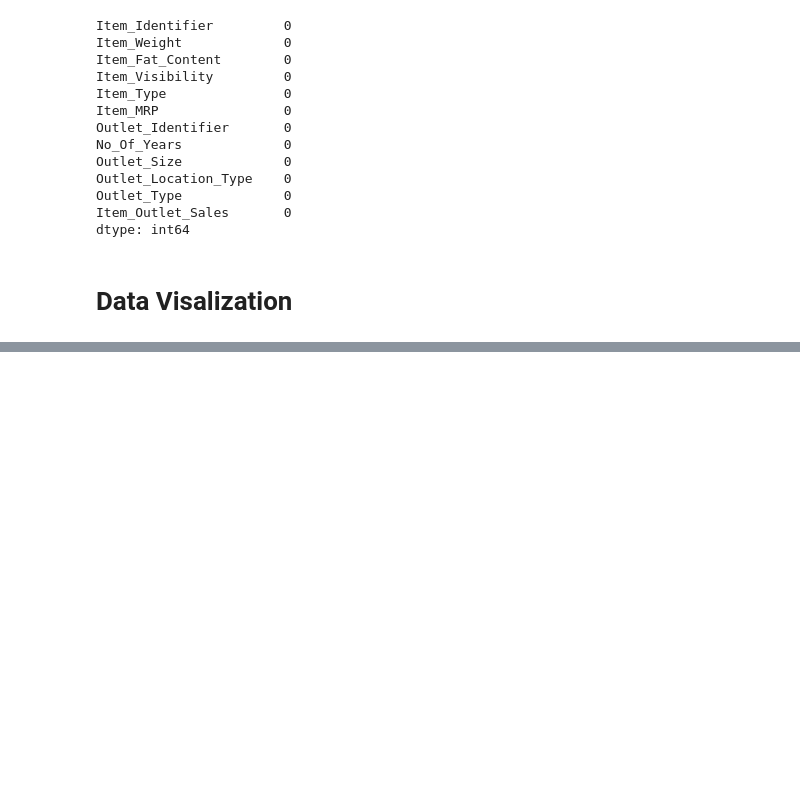
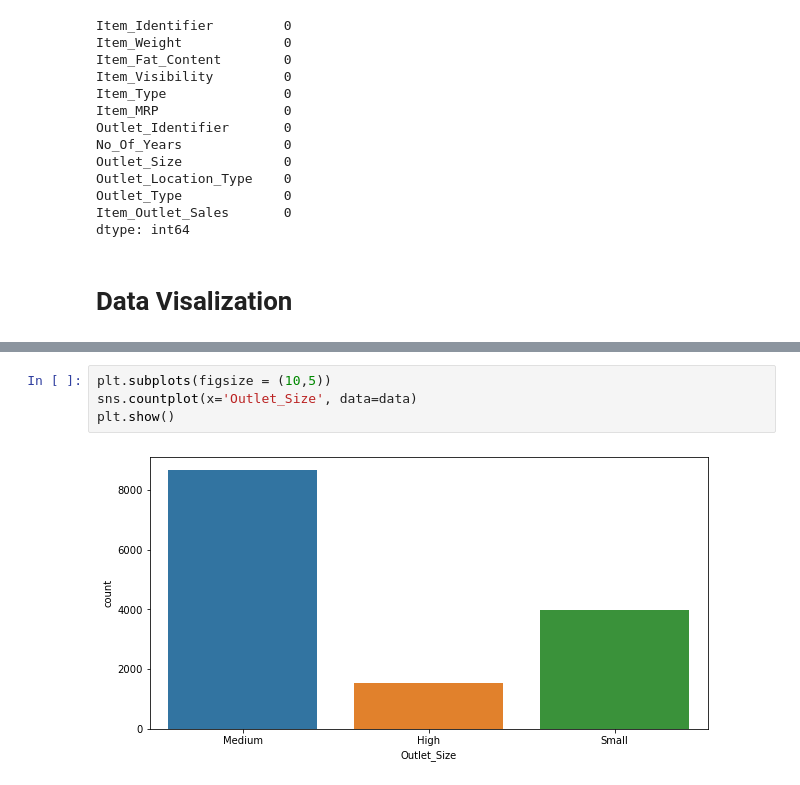
Before and after one commit to rajeshdiu/Big-Mart-Data-Analysis, a Jupyter notebook: Big Mart Sales Prediction.ipynb, the cells around one changed output, grey strips where cells are left out. Drawn from its saved outputs; the diff is of its cells as text; blank space fills up the shorter version.

```diff
--- a/Big Mart Sales Prediction.ipynb
+++ b/Big Mart Sales Prediction.ipynb
@@ -409,0 +412,6 @@ plt.show()
+# %%
+plt.subplots(figsize = (10,5))
+sns.countplot(x='Outlet_Size', data=data)
+plt.show()
+# %% [output]
+[figure, added]
```
Also changed, not shown: parts of 37 cells of this notebook.
